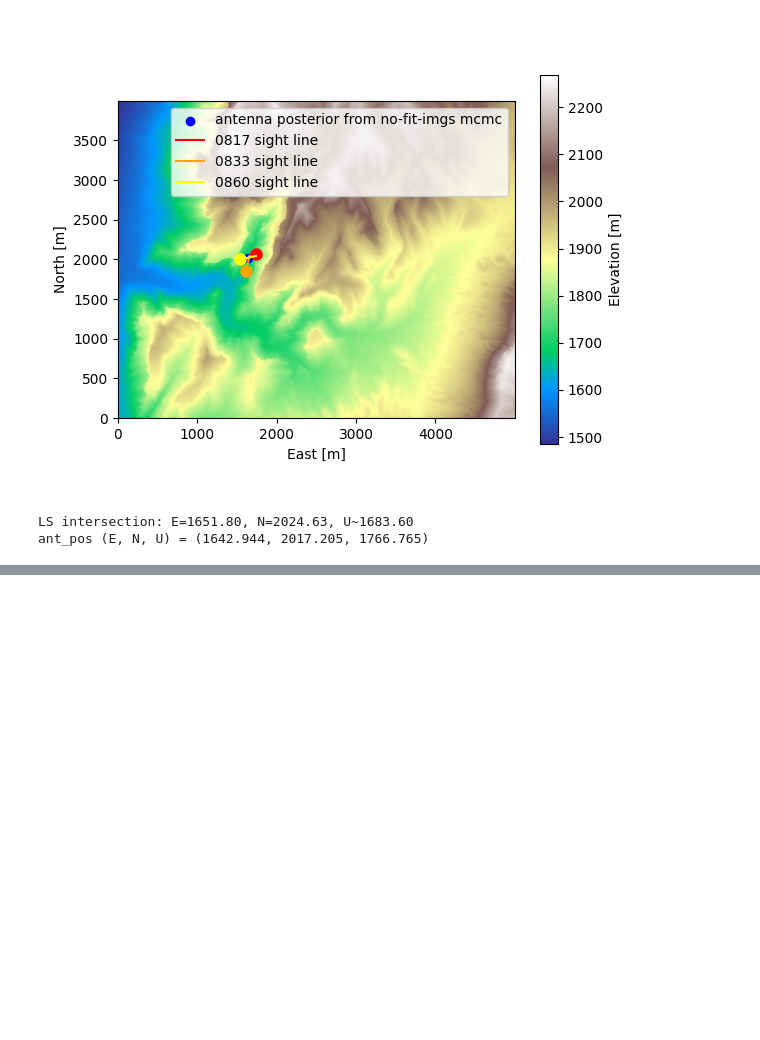
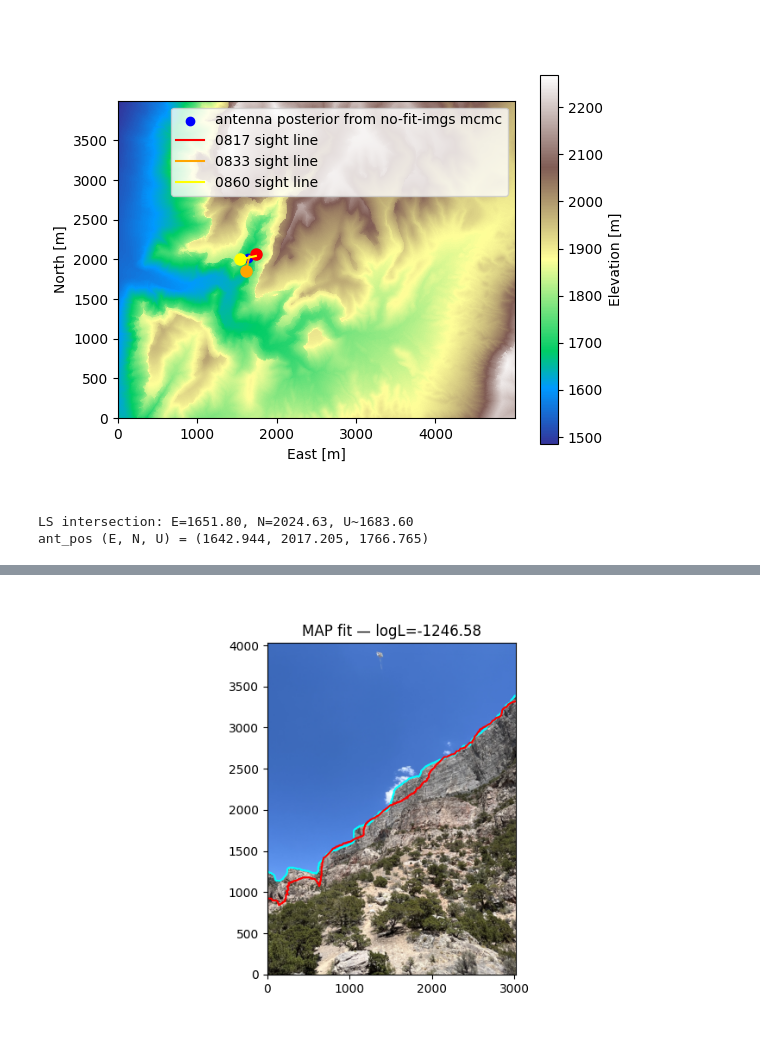
Before and after one commit to AaronParsons/eigsep_terrain, a Jupyter notebook: notebooks/EIGSEP Image Fit.ipynb, the cells around one changed output, grey strips where cells are left out. Saved outputs shown, nothing was run; the diff lists cells and outputs as text; code cells hidden in the pictures; blank space fills up the shorter version.

```diff
--- a/notebooks/EIGSEP Image Fit.ipynb
+++ b/notebooks/EIGSEP Image Fit.ipynb
@@ -481,0 +556,25 @@ terrain_plot(dem, ax)
+# %%
+dem = DEM(cache_file="marjum_dem.npz")
+meta = {"2209": {"ant_px": (2146, 232)}}          # edit key/ant_px
+img = HorizonImage("/Users/komalkaur/Desktop/eigsep_stuff/eigsep_terrain/2026_imgs/IMG_2210.jpg",
+                   meta, px_smooth=150, px_dist=30)
+
+x0 = np.array([np.float64(1676.9076539897862),
+ np.float64(2227.9430247665323),
+ np.float64(1782.7324006200038),
+ np.float64(1.083975466871556),
+ np.float64(0.5356772492502715),
+ np.float64(0.22324473629500763),
+ np.float64(3038.198479574601)])  # e,n,u,th,ph,ti,f
+
+
+def neg_logL(x):
+    img.set_prms(tuple(x))
+    return -img.horizon_ray_logL(dem, n_rays=2000, eps=1e-2, fine_delta=0.25)
+
+res = minimize(neg_logL, x0, method="Nelder-Mead",
+                options={"xatol": 1e-3, "fatol": 1e-2, "maxiter": 2000})
+
+print("MAP prms (e,n,u,th,ph,ti,f):", res.x)
+print("logL at MAP:", -res.fun)
+img.set_prms(tuple(res.x))
@@ -481,0 +595,20 @@ terrain_plot(dem, ax)
+# %%
+stride = 8
+ys = np.arange(0, img.npix_y, stride)
+xs = np.arange(0, img.npix_x, stride)
+yy, xx = np.meshgrid(ys, xs, indexing="ij")
+
+rays = img.get_rays(pixels=(yy.ravel(), xx.ravel()))
+r = img.ray_distance(dem, rays, fine_delta=0.25)
+model_sky = np.isnan(r).reshape(yy.shape)
+
+fig, ax = plt.subplots(figsize=(8, 5))
+ax.imshow(img.img, origin="lower")
+ax.contour(xx, yy, img.sky_mask[np.ix_(ys, xs)].astype(float), levels=[0.5],
+           colors="cyan", linewidths=1.5)
+ax.contour(xx, yy, model_sky.astype(float), levels=[0.5],
+           colors="red", linewidths=1.5)
+ax.set_title(f"MAP fit — logL={-res.fun:.2f}")
+plt.show()
+# %% [output]
+[figure, added]
```
Also changed, not shown: parts of 11 cells of this notebook, 8 other files.
